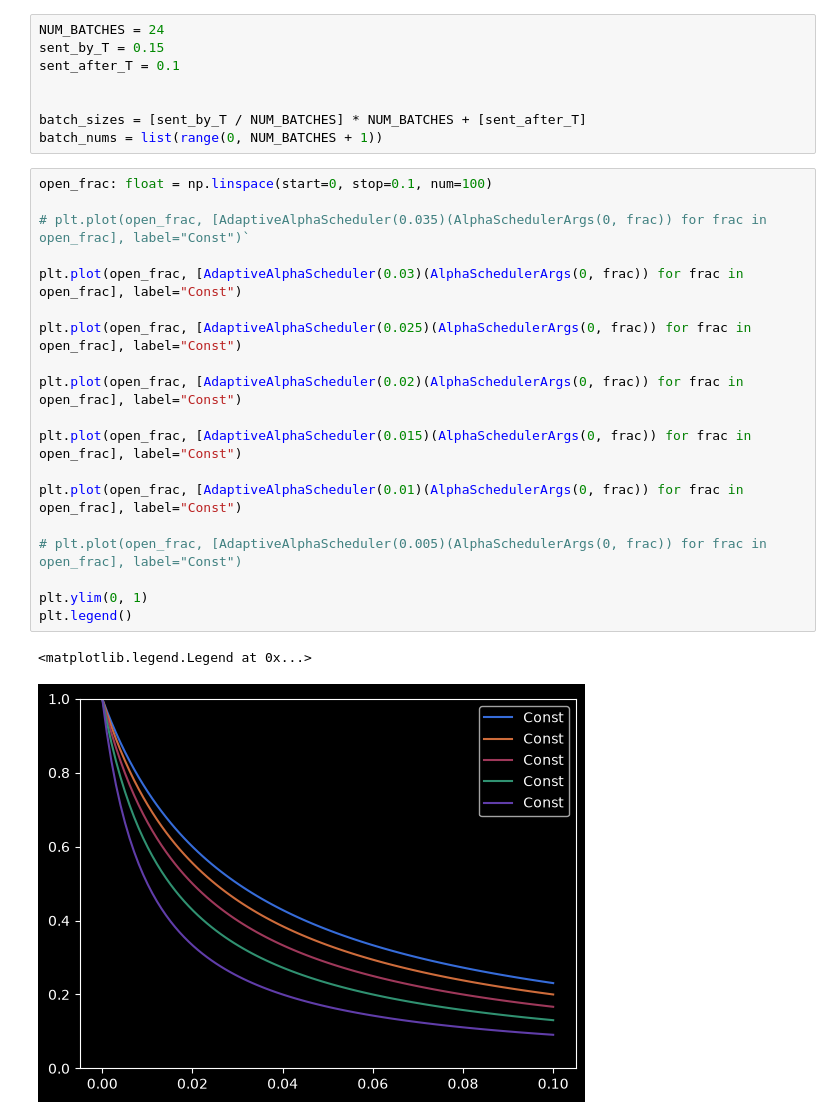
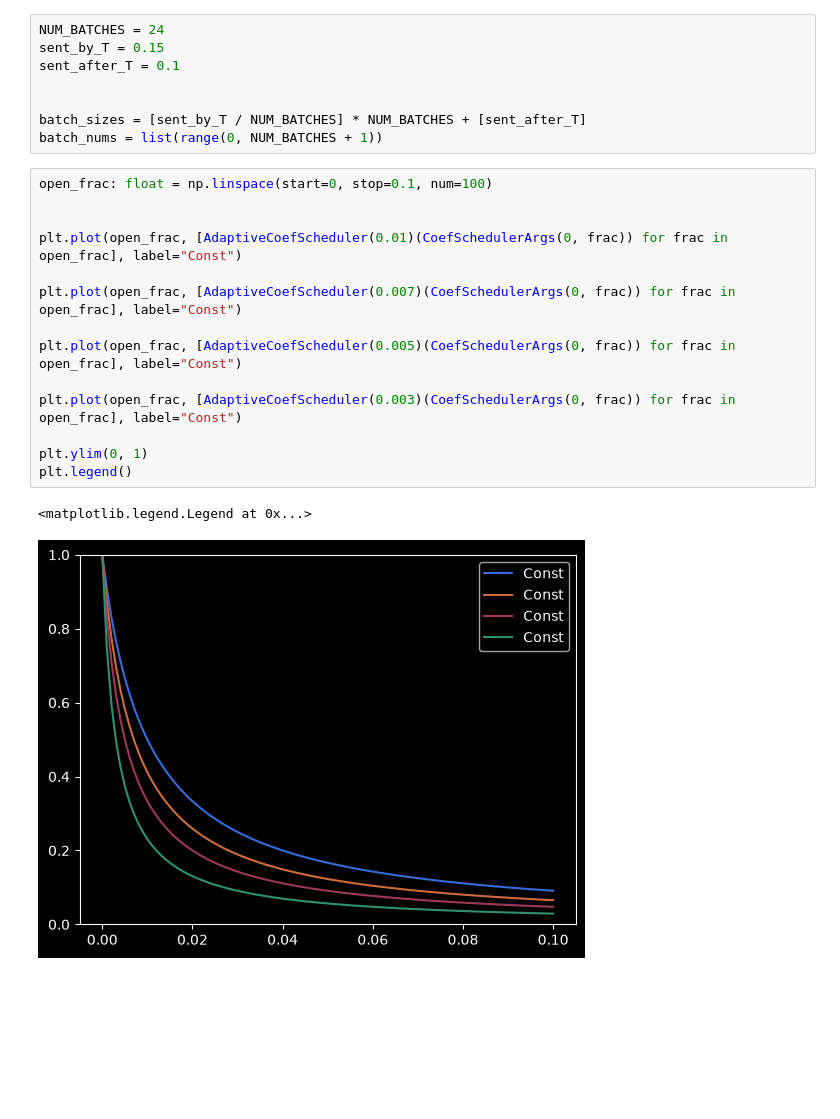
Before and after one commit to T-im4i-k/Active-Learning-for-Email-Interaction-Dynamics, a Jupyter notebook: src/email_outreach/notes/alpha_scheduling.ipynb, the cells around one changed output. Saved outputs shown, nothing was run; the diff lists cells and outputs as text; blank space fills up the shorter version.

```diff
--- a/src/email_outreach/notes/alpha_scheduling.ipynb
+++ b/src/email_outreach/notes/alpha_scheduling.ipynb
@@ -20,22 +33,17 @@ batch_nums = list(range(0, NUM_BATCHES + 1))
 # %%
 open_frac: float = np.linspace(start=0, stop=0.1, num=100)
 
-# plt.plot(open_frac, [AdaptiveAlphaScheduler(0.035)(AlphaSchedulerArgs(0, frac)) for frac in open_frac], label="Const")`
 
-plt.plot(open_frac, [AdaptiveAlphaScheduler(0.03)(AlphaSchedulerArgs(0, frac)) for frac in open_frac], label="Const")
+plt.plot(open_frac, [AdaptiveCoefScheduler(0.01)(CoefSchedulerArgs(0, frac)) for frac in open_frac], label="Const")
 
-plt.plot(open_frac, [AdaptiveAlphaScheduler(0.025)(AlphaSchedulerArgs(0, frac)) for frac in open_frac], label="Const")
+plt.plot(open_frac, [AdaptiveCoefScheduler(0.007)(CoefSchedulerArgs(0, frac)) for frac in open_frac], label="Const")
 
-plt.plot(open_frac, [AdaptiveAlphaScheduler(0.02)(AlphaSchedulerArgs(0, frac)) for frac in open_frac], label="Const")
+plt.plot(open_frac, [AdaptiveCoefScheduler(0.005)(CoefSchedulerArgs(0, frac)) for frac in open_frac], label="Const")
 
-plt.plot(open_frac, [AdaptiveAlphaScheduler(0.015)(AlphaSchedulerArgs(0, frac)) for frac in open_frac], label="Const")
-
-plt.plot(open_frac, [AdaptiveAlphaScheduler(0.01)(AlphaSchedulerArgs(0, frac)) for frac in open_frac], label="Const")
-
-# plt.plot(open_frac, [AdaptiveAlphaScheduler(0.005)(AlphaSchedulerArgs(0, frac)) for frac in open_frac], label="Const")
+plt.plot(open_frac, [AdaptiveCoefScheduler(0.003)(CoefSchedulerArgs(0, frac)) for frac in open_frac], label="Const")
 
 plt.ylim(0, 1)
 plt.legend()
 # %% [output]
 <matplotlib.legend.Legend at 0x...>
-[figure, old version]
+[figure, new version]
```
Also changed, not shown: parts of 26 cells of this notebook, 8 other files.
